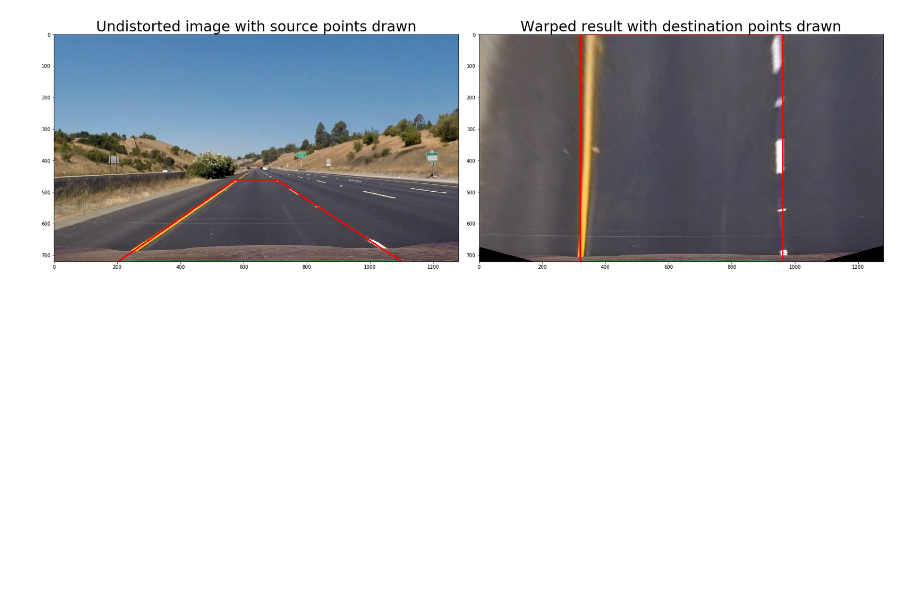
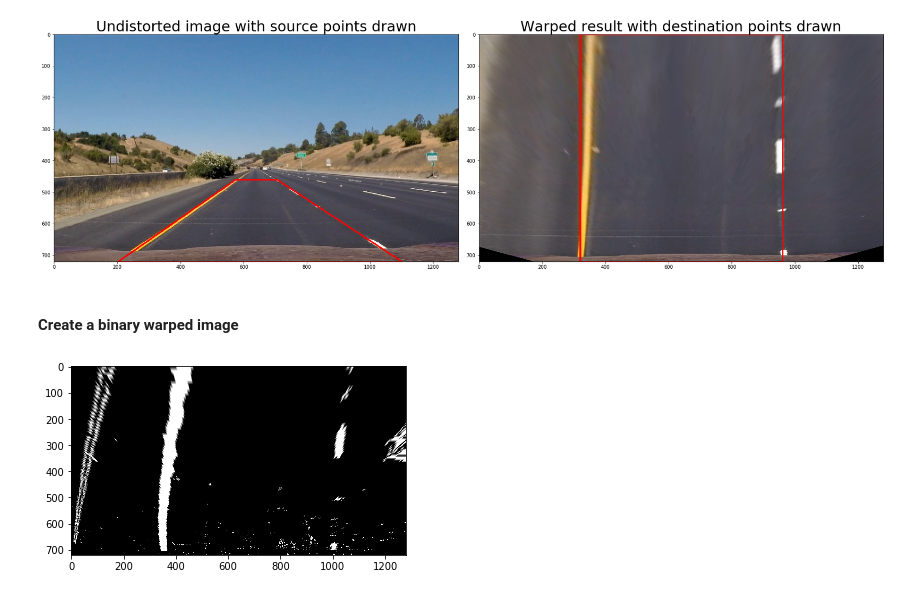
Before and after one commit to daniel-234/CarND-Advanced-Lane-Lines, a Jupyter notebook: advanced_lane_finding.ipynb, the cells around one changed output. Drawn from its saved outputs; the diff is of its cells as text; code cells hidden in the pictures; blank space fills up the shorter version.

```diff
--- a/advanced_lane_finding.ipynb
+++ b/advanced_lane_finding.ipynb
@@ -271,3 +272,15 @@ plt.subplots_adjust(left=0., right=1, top=0.9, bottom=0.)
 f.savefig("output_images/warped_straight_lines.jpg")
 # %% [output]
 [figure]
+# %% [markdown]
+#### Create a binary warped image
+# %%
+# Get a binary warped image
+binary_warped = warper(result, src, dst)
+
+plt.imshow(binary_warped, cmap='gray')
+
+# Save on disk the warped binary image
+mpimg.imsave("output_images/binary_warped.jpg", binary_warped, cmap='gray')
+# %% [output]
+[figure, added]
```
Also changed, not shown: parts of 5 cells of this notebook, 3 other files.
